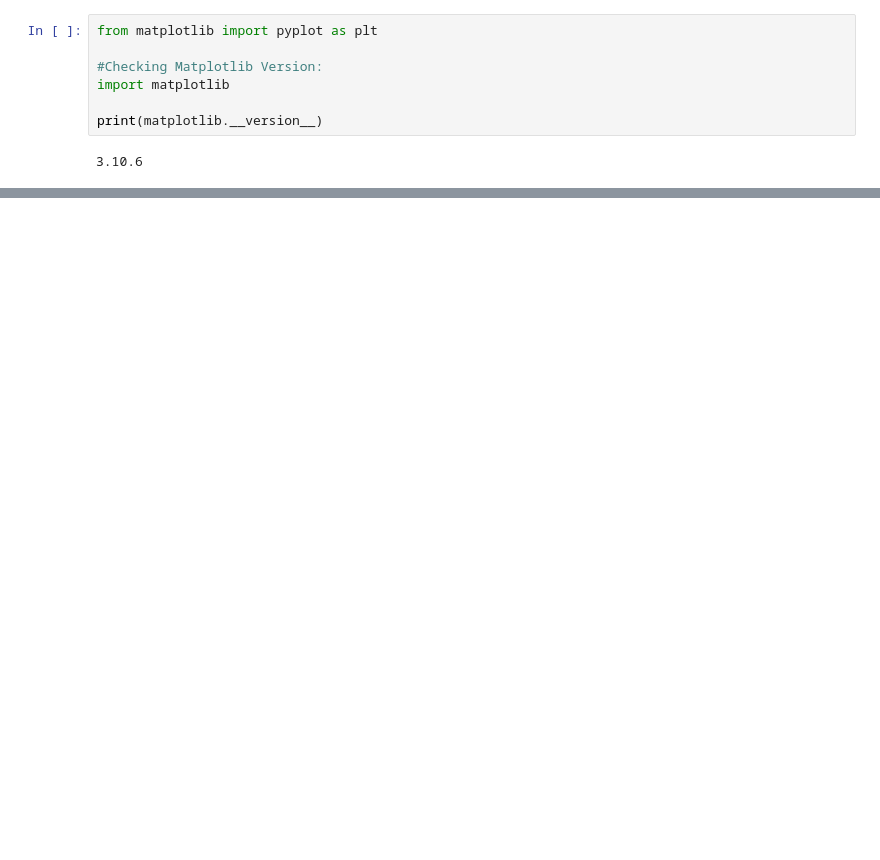
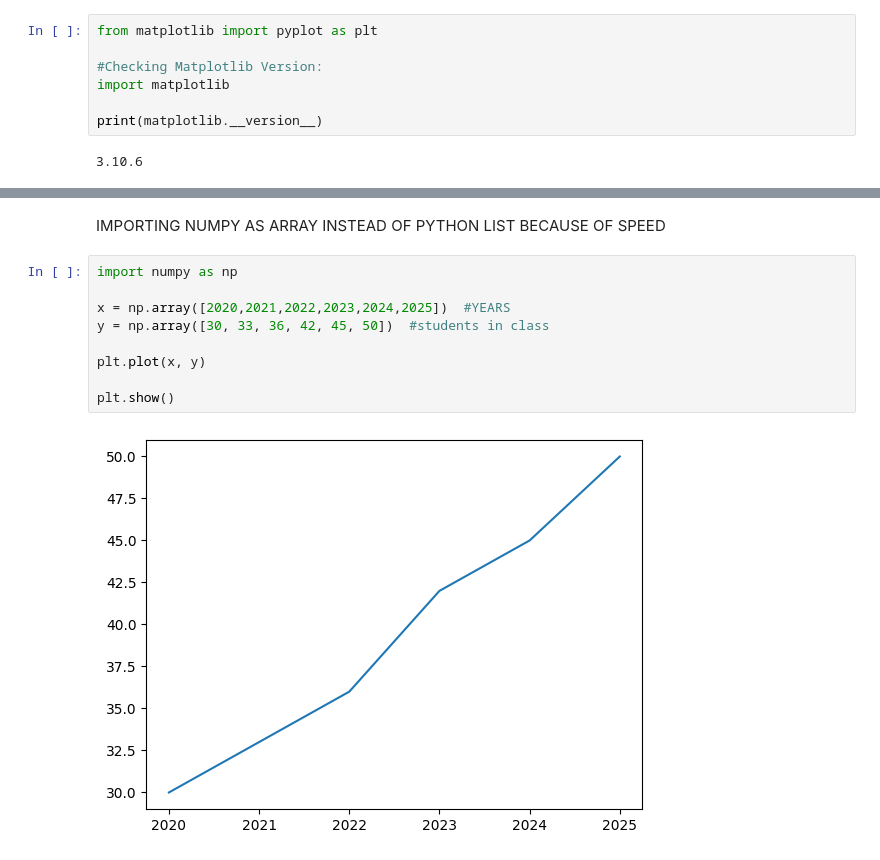
Before and after one commit to MoeedKhan-AMK/Matplotlib, a Jupyter notebook: code/intro.ipynb, the cells around one changed output, grey strips where cells are left out. Saved outputs shown, nothing was run; the diff lists cells and outputs as text; blank space fills up the shorter version.

```diff
--- a/code/intro.ipynb
+++ b/code/intro.ipynb
@@ -37,0 +54,13 @@ print(matplotlib.__version__)
+# %% [markdown]
+IMPORTING NUMPY AS ARRAY INSTEAD OF PYTHON LIST BECAUSE OF SPEED
+# %%
+import numpy as np
+
+x = np.array([2020,2021,2022,2023,2024,2025])  #YEARS
+y = np.array([30, 33, 36, 42, 45, 50])  #students in class
+
+plt.plot(x, y)
+
+plt.show()
+# %% [output]
+[figure, added]
```
Also changed, not shown: parts of 3 cells of this notebook.
